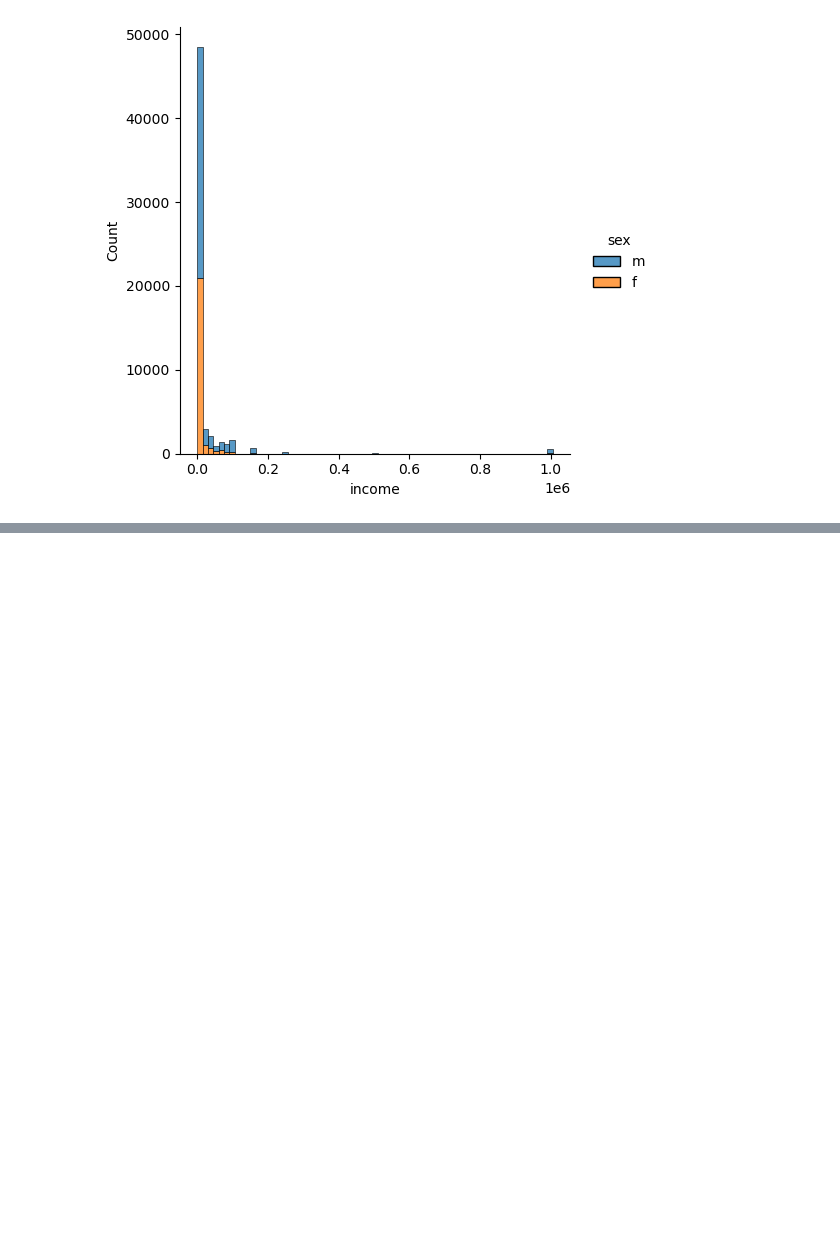
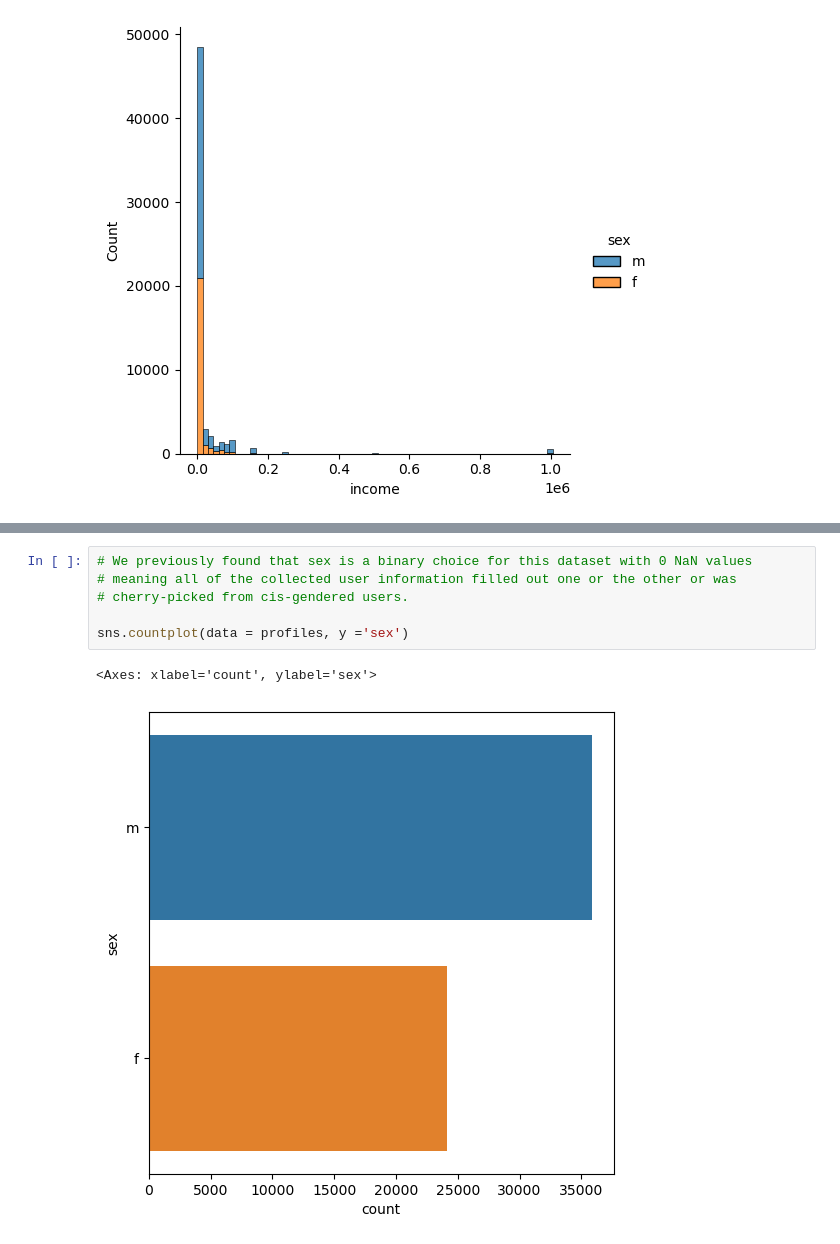
Before and after one commit to StephPad11/OKCupid-Project, a Jupyter notebook: date-a-scientist.ipynb, the cells around one changed output, grey strips where cells are left out. Saved outputs shown, nothing was run; the diff lists cells and outputs as text; blank space fills up the shorter version.

```diff
--- a/date-a-scientist.ipynb
+++ b/date-a-scientist.ipynb
@@ -219,0 +228,9 @@ Text(0.5, 1.03, 'Income of Users ($)')
+# %%
+# We previously found that sex is a binary choice for this dataset with 0 NaN values
+# meaning all of the collected user information filled out one or the other or was
+# cherry-picked from cis-gendered users.
+
+sns.countplot(data = profiles, y ='sex')
+# %% [output]
+<Axes: xlabel='count', ylabel='sex'>
+[figure, added]
```
Also changed, not shown: parts of 4 cells of this notebook.
